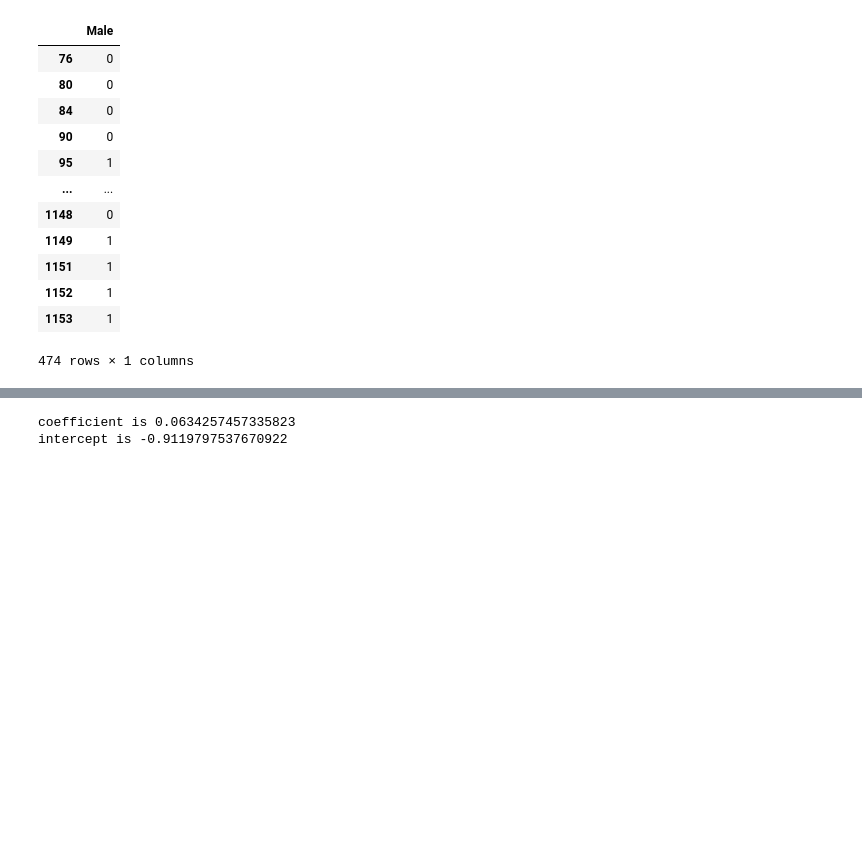
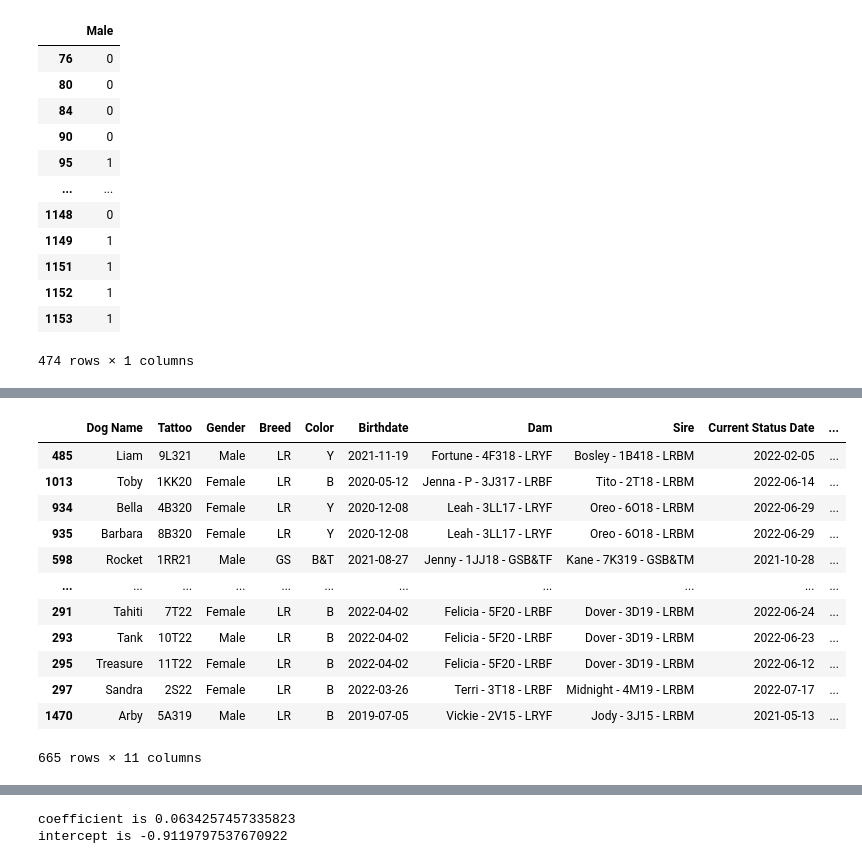
Before and after one commit to Julianna-Castlegrant/info2950-group-proj, a Jupyter notebook: finalproject/dogdata.ipynb, the cells around one changed output, grey strips where cells are left out. Cells and saved outputs as stored; diff of their text form; code cells hidden in the pictures; blank space fills up the shorter version.

Commit message:
fixing regressions

```diff
--- a/finalproject/dogdata.ipynb
+++ b/finalproject/dogdata.ipynb
@@ -1477,0 +1318,30 @@ intercept is -0.14956203115077923
+# %%
+dogs_train, dogs_test = train_test_split(clean_new_dogs_df_copy, test_size=0.2, random_state=2777)
+#yuh
+# %%
+model = LogisticRegression().fit(dogs_train[dam_dummy.columns], dogs_train['Pass_Fail'])
+training_predictions = model.predict(dogs_train[dam_dummy.columns])
+testing_predictions = model.predict(dogs_test[dam_dummy.columns])
+
+
+train_accuracy = metrics.accuracy_score(dogs_train['Pass_Fail'], training_predictions)
+test_accuracy = metrics.accuracy_score(dogs_test['Pass_Fail'], testing_predictions)
+test_precision = metrics.precision_score(dogs_train['Pass_Fail'], training_predictions)
+train_precision = metrics.precision_score(dogs_test['Pass_Fail'], testing_predictions)
+train_recall = metrics.recall_score(dogs_train['Pass_Fail'], training_predictions)
+test_recall = metrics.recall_score(dogs_test['Pass_Fail'], testing_predictions)
+train_f1 = metrics.f1_score(dogs_train['Pass_Fail'], training_predictions)
+test_f1 = metrics.f1_score(dogs_test['Pass_Fail'], testing_predictions)
+
+
+print(dam_dummy.columns)
+print(model.coef_)
+print(model.intercept_)
+print(train_accuracy)
+print(test_accuracy)
+print(train_precision)
+print(test_precision)
+print(train_recall)
+print(test_recall)
+print(train_f1)
+print(test_f1)
@@ -1477,0 +1369,28 @@ intercept is -0.14956203115077923
+# %%
+dam_dummy_predict = pd.get_dummies(predict_with_existing_dam_df['Dam'], drop_first=True)
+dam_dummy_predict = dam_dummy_predict.reindex(labels=dam_dummy.columns,axis=1)
+#print(dam_dummy_predict.columns)
+dam_dummy_predict = dam_dummy_predict.fillna(0)
+#X = pd.concat([X, gender_dummy], axis=1)
+Z = dam_dummy_predict
+# %%
+yhat = model.predict(Z)
+predict_with_existing_dam_copy2_df = predict_with_existing_dam_df
+predict_with_existing_dam_copy2_df['prediction'] = yhat
+predict_with_existing_dam_copy2_df['prediction'] = predict_with_existing_dam_copy2_df['prediction'].astype(int)
+#dogs_to_predict_copy_df.sort_values(by=['passfail_prediction'], ascending=True)
+predict_with_existing_dam_copy2_df.sort_values(by=['prediction'], ascending=False)
+# %% [output]
+|  | Dog Name | Tattoo | Gender | Breed | Color | Birthdate | Dam | Sire | Current Status Date | ... |
+| 485 | Liam | 9L321 | Male | LR | Y | 2021-11-19 | Fortune - 4F318 - LRYF | Bosley - 1B418 - LRBM | 2022-02-05 | ... |
+| 1013 | Toby | 1KK20 | Female | LR | B | 2020-05-12 | Jenna - P - 3J317 - LRBF | Tito - 2T18 - LRBM | 2022-06-14 | ... |
+| 934 | Bella | 4B320 | Female | LR | Y | 2020-12-08 | Leah - 3LL17 - LRYF | Oreo - 6O18 - LRBM | 2022-06-29 | ... |
+| 935 | Barbara | 8B320 | Female | LR | Y | 2020-12-08 | Leah - 3LL17 - LRYF | Oreo - 6O18 - LRBM | 2022-06-29 | ... |
+| 598 | Rocket | 1RR21 | Male | GS | B&T | 2021-08-27 | Jenny - 1JJ18 - GSB&TF | Kane - 7K319 - GSB&TM | 2021-10-28 | ... |
+| ... | ... | ... | ... | ... | ... | ... | ... | ... | ... | ... |
+| 291 | Tahiti | 7T22 | Female | LR | B | 2022-04-02 | Felicia - 5F20 - LRBF | Dover - 3D19 - LRBM | 2022-06-24 | ... |
+| 293 | Tank | 10T22 | Male | LR | B | 2022-04-02 | Felicia - 5F20 - LRBF | Dover - 3D19 - LRBM | 2022-06-23 | ... |
+| 295 | Treasure | 11T22 | Female | LR | B | 2022-04-02 | Felicia - 5F20 - LRBF | Dover - 3D19 - LRBM | 2022-06-12 | ... |
+| 297 | Sandra | 2S22 | Female | LR | B | 2022-03-26 | Terri - 3T18 - LRBF | Midnight - 4M19 - LRBM | 2022-07-17 | ... |
+| 1470 | Arby | 5A319 | Male | LR | B | 2019-07-05 | Vickie - 2V15 - LRYF | Jody - 3J15 - LRBM | 2021-05-13 | ... |
+665 rows × 11 columns
```
Also changed, not shown: parts of 128 cells of this notebook.
